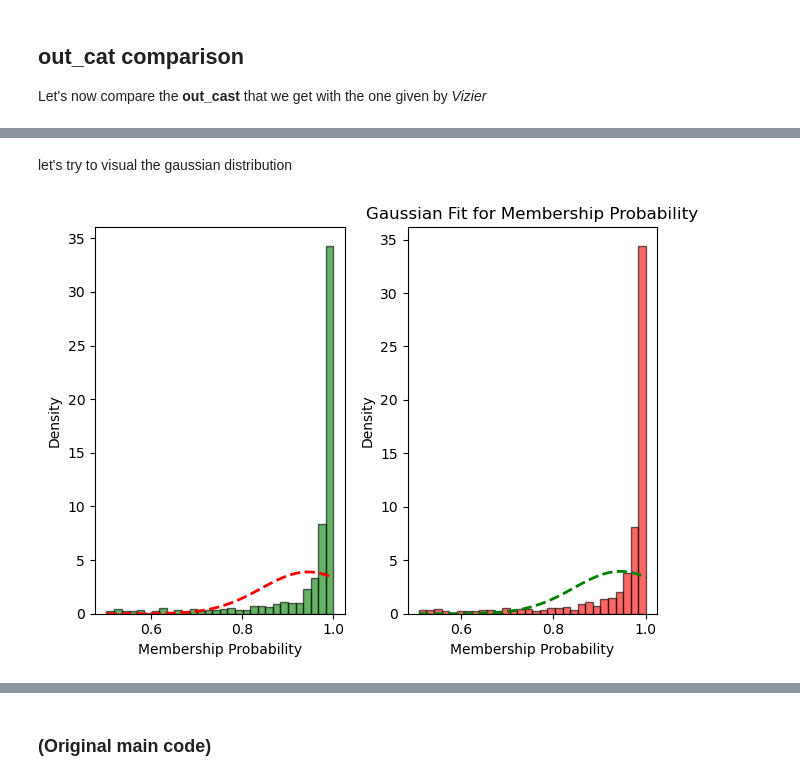
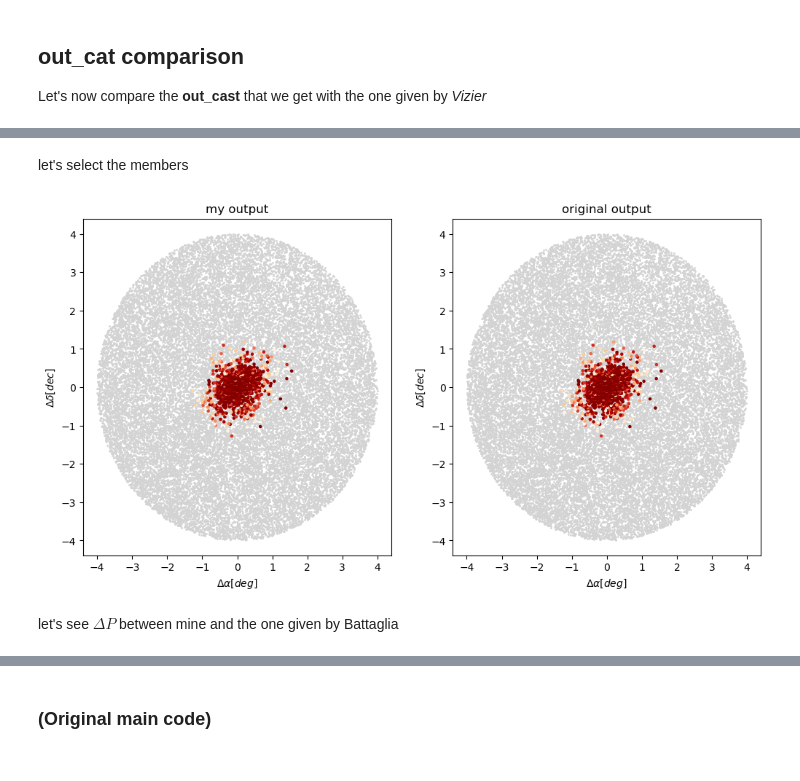
Before and after one commit to marcoboscato/Internship_Tenerife, a Jupyter notebook: Python Scripts/sextans_test.ipynb, the cells around one changed output, grey strips where cells are left out. Saved outputs shown, nothing was run; the diff lists cells and outputs as text; code cells hidden in the pictures.

Commit message:
added comparison test

```diff
--- a/Python Scripts/sextans_test.ipynb
+++ b/Python Scripts/sextans_test.ipynb
@@ -1204,38 +1181,33 @@ plt.show()
 # %% [markdown]
-let's try to visual the gaussian distribution
+let's select the members
-# %%
-from scipy.stats import norm
-
-vizier_pmemb_values = vizier_sextans_members['Pmemb'].values
-output_pmemb_values = output_sextans_members['P'].values
-
-# Fit a Gaussian distribution to the data
-(mu_viz, sigma_viz) = norm.fit(vizier_pmemb_values)
-(mu_out, sigma_out) = norm.fit(output_pmemb_values)
-
-# Create a range of values for the x-axis
-x_viz = np.linspace(min(vizier_pmemb_values), max(vizier_pmemb_values), 100)
-x_out = np.linspace(min(output_pmemb_values), max(output_pmemb_values), 100)
-
-# Calculate the Gaussian distribution
-y_viz = norm.pdf(x_viz, mu_viz, sigma_viz)
-y_out = norm.pdf(x_out, mu_out, sigma_out)
-
-# Plot the Gaussian distribution
-plt.subplot(1, 2, 1)
-plt.hist(vizier_pmemb_values, bins=30, density=True, alpha=0.6, color='g', edgecolor='black', label='vizier')
-plt.plot(x_viz, y_viz, 'r--', linewidth=2)
-plt.xlabel('Membership Probability')
-plt.ylabel('Density')
-
-plt.subplot(1, 2, 2)
-plt.hist(output_pmemb_values, bins=30, density=True, alpha=0.6, color='r', edgecolor='black', label='output')
-plt.plot(x_out, y_out, 'g--', linewidth=2)
-plt.xlabel('Membership Probability')
-plt.ylabel('Density')
-
-plt.title('Gaussian Fit')
-plt.tight_layout()
-plt.show()
-# %% [output]
-[figure, removed]
+# %%
+output_sextans_members = output_pd[output_pd['P'] >= 0.5]
+output0_sextans_members = output0_pd[output0_pd['P'] >= 0.5]
+# %%
+fig, (ax1, ax2) = plt.subplots(1, 2, figsize=(12, 6))
+
+ax1.scatter((output_pd['ra'] - mt['ra'][0]).values, (output_pd['dec'] - mt['dec'][0]).values, c='lightgray', s=1)
+ax1.scatter((output_sextans_members['ra'] - mt['ra'][0]).values, (output_sextans_members['dec'] - mt['dec'][0]).values,
+            c=output_sextans_members['P'].values, cmap='OrRd', s=5)
+ax1.set_xlabel(r'$\Delta \alpha [deg]$')
+ax1.set_ylabel(r'$\Delta \delta [dec]$')
+ax1.set_title('my output')
+cbar = fig.colorbar(cs)
+cbar.ax.set_ylabel('P',fontsize=fsize+2)
+cbar.ax.tick_params(axis='y', labelsize=fsize)
+
+ax2.scatter((output0_pd['ra'] - mt['ra'][0]).values, (output0_pd['dec'] - mt['dec'][0]).values, c='lightgray', s=1)
+ax2.scatter((output0_sextans_members['ra'] - mt['ra'][0]).values, (output0_sextans_members['dec'] - mt['dec'][0]).values,
+            c=output0_sextans_members['P'].values, cmap='OrRd', s=5)
+ax2.set_xlabel(r'$\Delta \alpha [deg]$')
+ax2.set_ylabel(r'$\Delta \delta [dec]$')
+ax2.set_title('original output')
+cbar = fig.colorbar(cs)
+cbar.ax.set_ylabel('P',fontsize=fsize+2)
+cbar.ax.tick_params(axis='y', labelsize=fsize)
+
+fig.savefig(path+dataPath+'Comparison_plots/sextans_members.jpeg', bbox_inches='tight', dpi=150)
+# %% [output]
+[figure, added]
+# %% [markdown]
+let's see $\Delta P$ between mine and the one given by Battaglia
```
Also changed, not shown: parts of 14 cells of this notebook, 21 other files.
